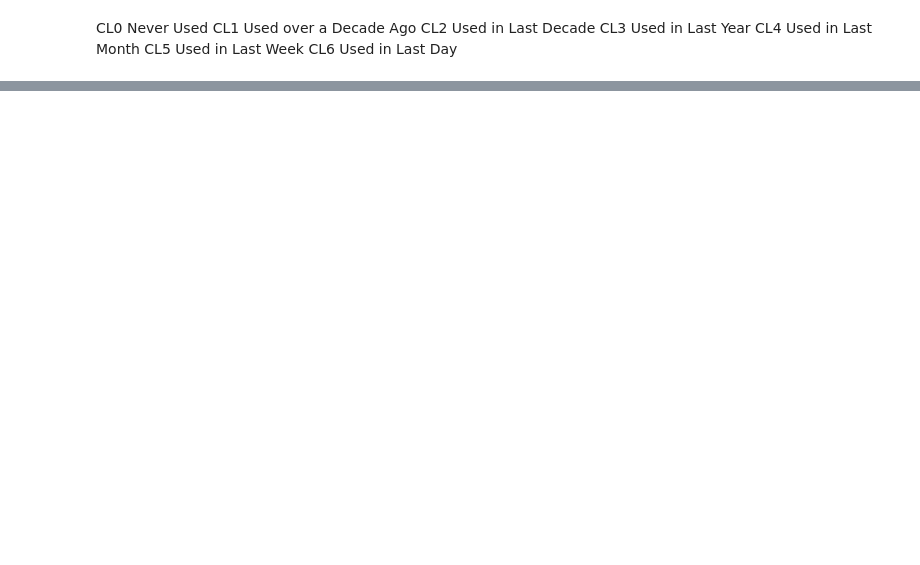
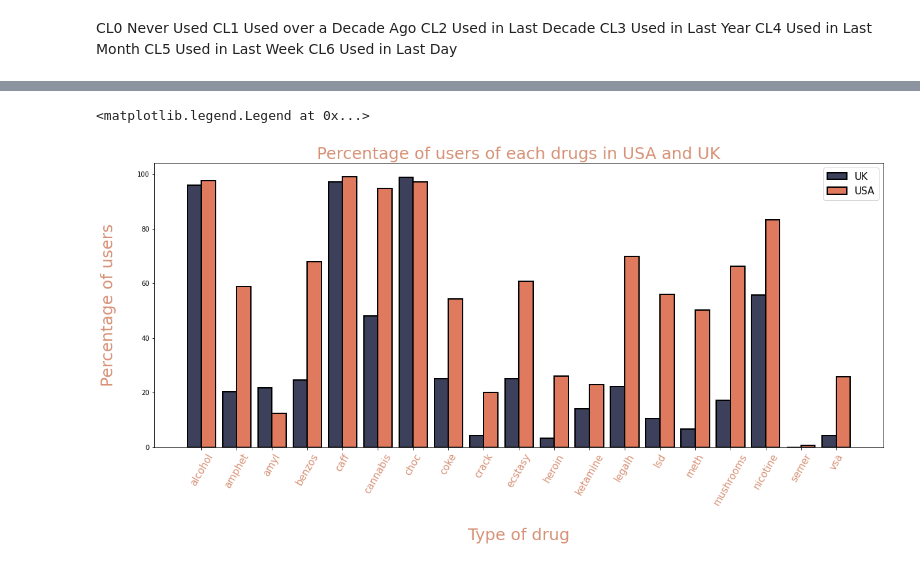
Before and after one commit to QuentinNav/Python_For_Data_Analysis_Drug_Consumption, a Jupyter notebook: Project_python_for_data_analysis.ipynb, the cells around one changed output, grey strips where cells are left out. Drawn from its saved outputs; the diff is of its cells as text; code cells hidden in the pictures; blank space fills up the shorter version.

```diff
--- a/Project_python_for_data_analysis.ipynb
+++ b/Project_python_for_data_analysis.ipynb
@@ -132,3 +62,0 @@ df
-# %%
-for i in df.columns:
-    print(i," : ",df[i].unique())
@@ -152,0 +378,30 @@ vsa  :  ['CL0.12' 'CL0' 'CL1' 'CL3' 'CL6' 'CL2' 'CL5' 'CL4']
+# %%
+largeur_barre = 0.4 # Largeur de chaque barre :
+
+# attention si valeur trop grande, il n'y aura pas de différence entre chaque paquet de barres
+plt.figure(figsize=(20,8))
+
+x1 = range(len(valuesUK)) # Position des barres de la catégorie 1
+
+x2 = [i + largeur_barre for i in x1] # Position des barres de la cat 2
+
+
+plt.bar(x1, valuesUK, width = largeur_barre, color = '#3d405b', # Barres cat 1
+
+           edgecolor = 'black', linewidth = 2)
+
+plt.bar(x2, valuesUSA, width = largeur_barre, color = '#e07a5f', # Barres cat 2
+
+           edgecolor = ['black' for i in valuesUK], linewidth = 2)
+
+plt.xticks([r + largeur_barre / 2 for r in range(len(valuesUK))], # Etiquettes
+
+              labels)
+plt.xlabel('\nType of drug', fontsize=25, color='#D79176')
+plt.xticks(rotation= 60, fontsize=15,color='#D79176')
+plt.ylabel("Percentage of users\n", fontsize=25, color='#D79176')
+plt.title("Percentage of users of each drugs in USA and UK",fontsize=25, color='#D79176')
+plt.legend(["UK","USA"],loc='upper right',fontsize=15)
+# %% [output]
+<matplotlib.legend.Legend at 0x...>
+[figure, added]
```
Also changed, not shown: parts of 22 cells of this notebook.
